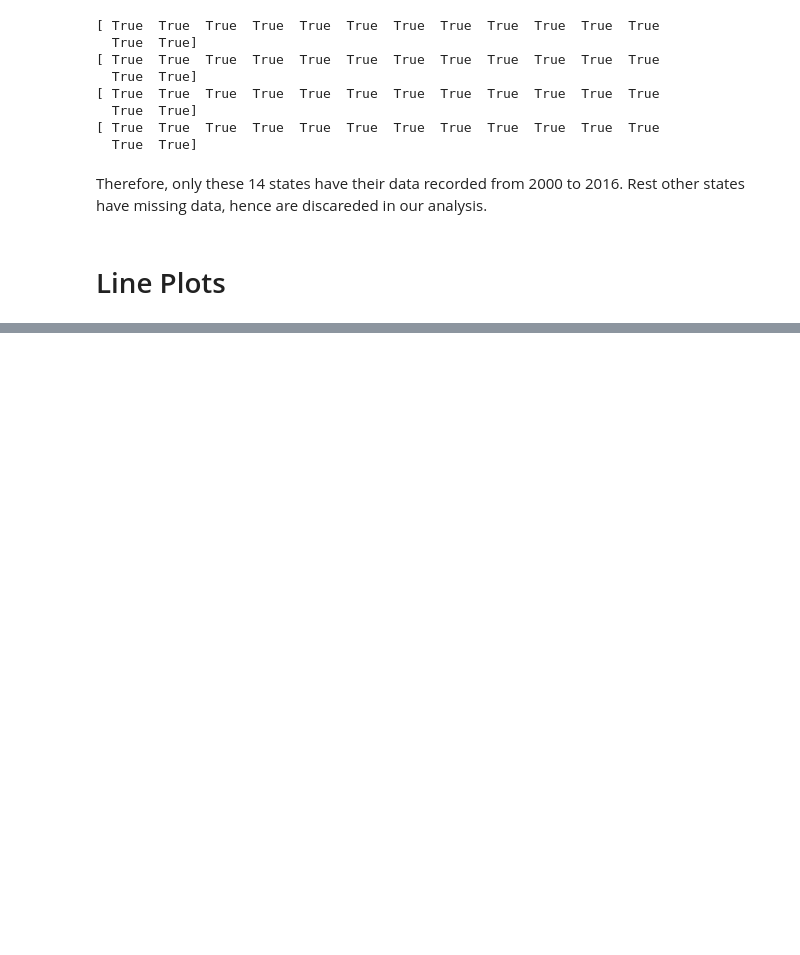
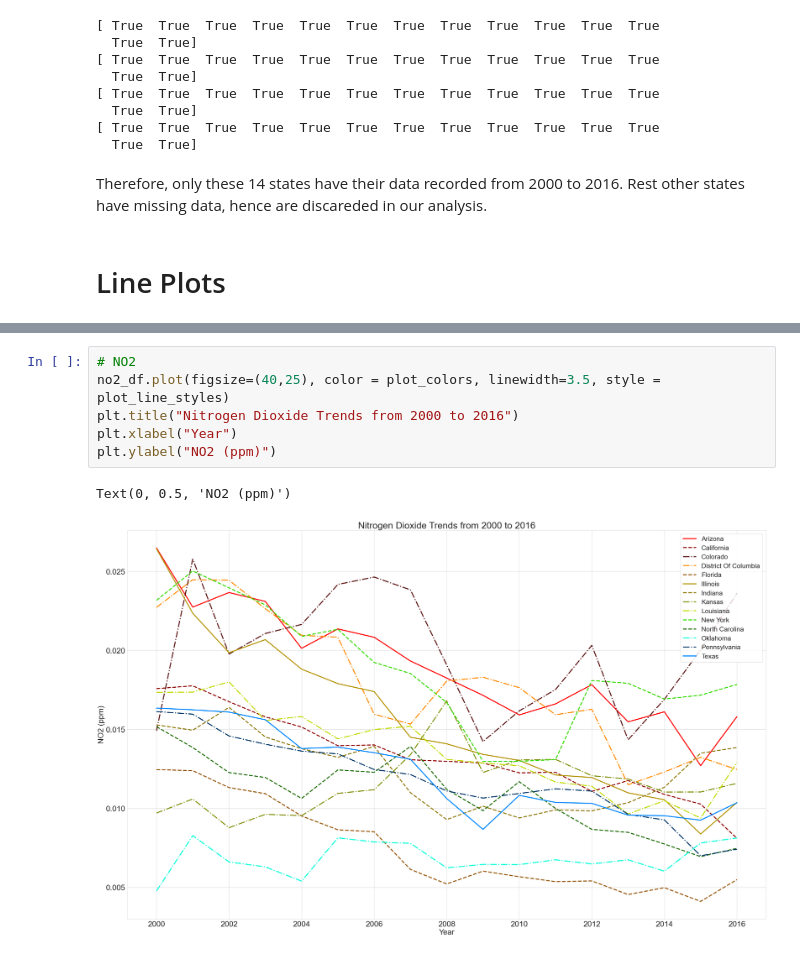
Before and after one commit to SehajS/pollution_data_analytics, a Jupyter notebook: clean_notebook.ipynb, the cells around one changed output, grey strips where cells are left out. Saved outputs shown, nothing was run; the diff lists cells and outputs as text; blank space fills up the shorter version.

```diff
--- a/clean_notebook.ipynb
+++ b/clean_notebook.ipynb
@@ -276,0 +298,9 @@ Therefore, only these 14 states have their data recorded from 2000 to 2016. Rest
+# %%
+# NO2
+no2_df.plot(figsize=(40,25), color = plot_colors, linewidth=3.5, style = plot_line_styles)
+plt.title("Nitrogen Dioxide Trends from 2000 to 2016")
+plt.xlabel("Year")
+plt.ylabel("NO2 (ppm)")
+# %% [output]
+Text(0, 0.5, 'NO2 (ppm)')
+[figure, added]
```
Also changed, not shown: parts of 7 cells of this notebook.
